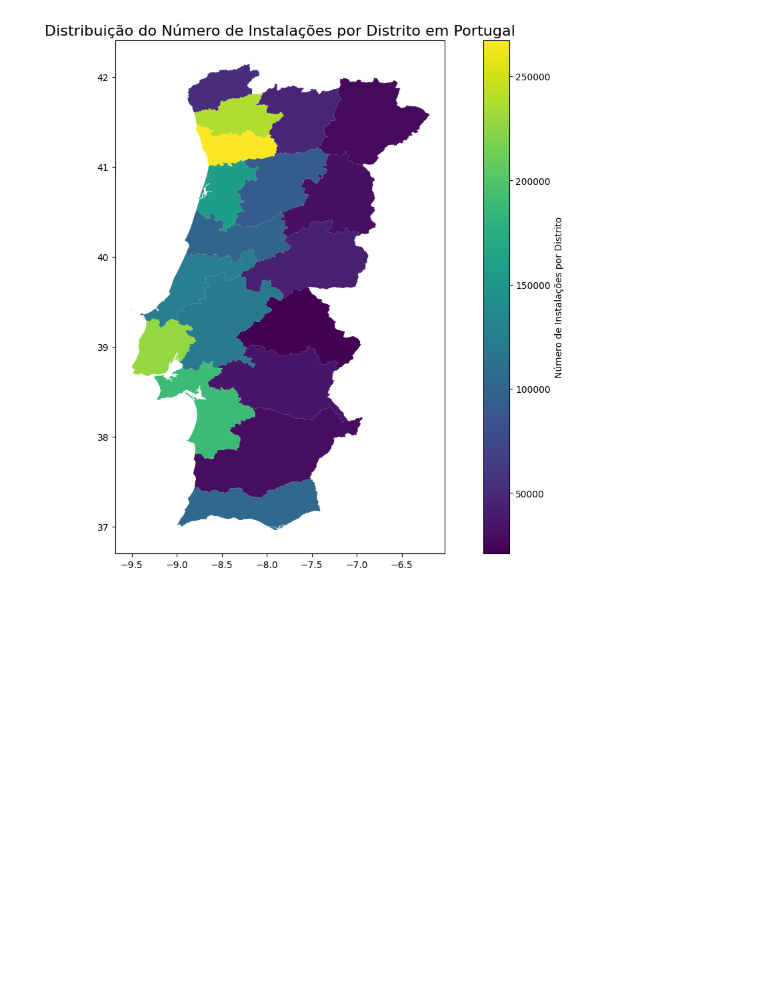
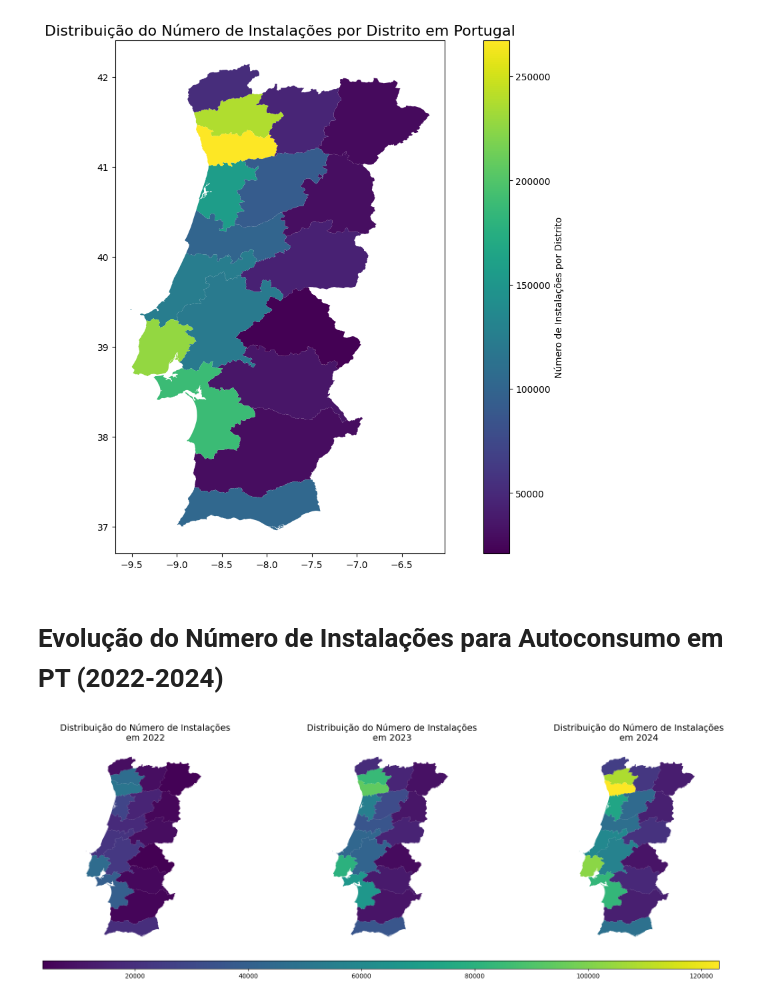
Before and after one commit to leonorsr/E-Redes, a Jupyter notebook: e-redes_data.ipynb, the cells around one changed output. Drawn from its saved outputs; the diff is of its cells as text; code cells hidden in the pictures; blank space fills up the shorter version.

```diff
--- a/e-redes_data.ipynb
+++ b/e-redes_data.ipynb
@@ -107,3 +109,79 @@ plt.show()
 # %% [output]
 <Figure size 1200x800 with 0 Axes>
 [figure]
+# %% [markdown]
+# Evolução do Número de Instalações para Autoconsumo em PT (2022-2024)
+# %%
+import pandas as pd
+import geopandas as gpd
+import matplotlib.pyplot as plt
+import matplotlib as mpl
+
+# Carregar o arquivo CSV com o separador correto
+dados = pd.read_csv('./data/e-redes_autoconsumo.csv', sep=';')
+
+# Criar a coluna 'Ano' a partir da coluna 'Trimestre'
+dados['Ano'] = dados['Trimestre'].str[:4].astype(int)
+
+# Agrupar os dados por 'Distrito' e 'Ano', somando o número de instalações
+tabela_instalacoes = dados.groupby(['Distrito', 'Ano'])['Número de instalacões'].sum().reset_index()
+
+# Carregar o shapefile de Portugal (ajustar o caminho conforme necessário)
+mapa_pt = gpd.read_file('./pt.json')
+
+# Se o nome da coluna no shapefile não for 'Distrito', renomeie para 'Distrito'
+if 'NAME_1' in mapa_pt.columns:
+    mapa_pt = mapa_pt.rename(columns={'NAME_1': 'Distrito'})
+
+# Calcular o valor mínimo e máximo para as instalações em todos os anos
+min_value = tabela_instalacoes['Número de instalacões'].min()
+max_value = tabela_instalacoes['Número de instalacões'].max()
+
+# Agora vamos criar uma função para gerar os mapas por ano
+def plot_map_for_year(year, ax, norm, cmap):
+    # Filtrar os dados para o ano desejado
+    df_ano = tabela_instalacoes[tabela_instalacoes['Ano'] == year]
+
+    # Unir o DataFrame de instalações com o shapefile com base no distrito
+    mapa_ano = mapa_pt.merge(df_ano, on='Distrito', how='left')
+
+    # Calcular as cores usando a normalização
+    colors = [cmap(norm(val)) for val in mapa_ano['Número de instalacões']]
+
+    # Plotar o mapa com o gradiente de cores
+    mapa_ano.plot(color=colors, legend=False, ax=ax)
+
+    # Adicionar título
+    ax.set_title(f"Distribuição do Número de Instalações\nem {year}", fontsize=14)
+    ax.set_axis_off()  # Ocultar os eixos para um mapa mais limpo
+
+    # Ajuste manual dos limites para remover o espaço em branco
+    ax.set_xlim([-9.6, -6])  # Limites ajustados para focar em Portugal continental
+    ax.set_ylim([36.5, 42.5])  # Limites ajustados para focar em Portugal continental
+    ax.set_aspect('equal')  # Manter proporção correta do mapa
+
+# Criar a figura com 3 subgráficos lado a lado
+fig, axes = plt.subplots(1, 3, figsize=(20, 6))
+
+# Normalização da escala para todos os mapas
+norm = mpl.colors.Normalize(vmin=min_value, vmax=max_value)
+cmap = mpl.cm.viridis
+
+# Gerar os mapas para os anos de 2022, 2023 e 2024
+plot_map_for_year(2022, axes[0], norm, cmap)
+plot_map_for_year(2023, axes[1], norm, cmap)
+plot_map_for_year(2024, axes[2], norm, cmap)
+
+# Criar a barra de cores (legend) manualmente abaixo dos mapas
+cbar_ax = fig.add_axes([0.125, 0.05, 0.75, 0.03])  # Posição da barra de cores (ajustando a posição para ficar abaixo)
+sm = plt.cm.ScalarMappable(cmap=cmap, norm=norm)
+sm.set_array([])  # Nenhuma entrada real para a barra de cores
+fig.colorbar(sm, cax=cbar_ax, orientation='horizontal')
+
+# Ajustar o layout manualmente para evitar sobreposição e colocar a barra de cores
+plt.subplots_adjust(hspace=0.3)  # Ajuste do espaçamento entre os gráficos e a barra de cores
+
+# Exibir os mapas lado a lado com a barra de cores abaixo
+plt.show()
+# %% [output]
+[figure, added]
```
Also changed, not shown: parts of 1 cell of this notebook.
